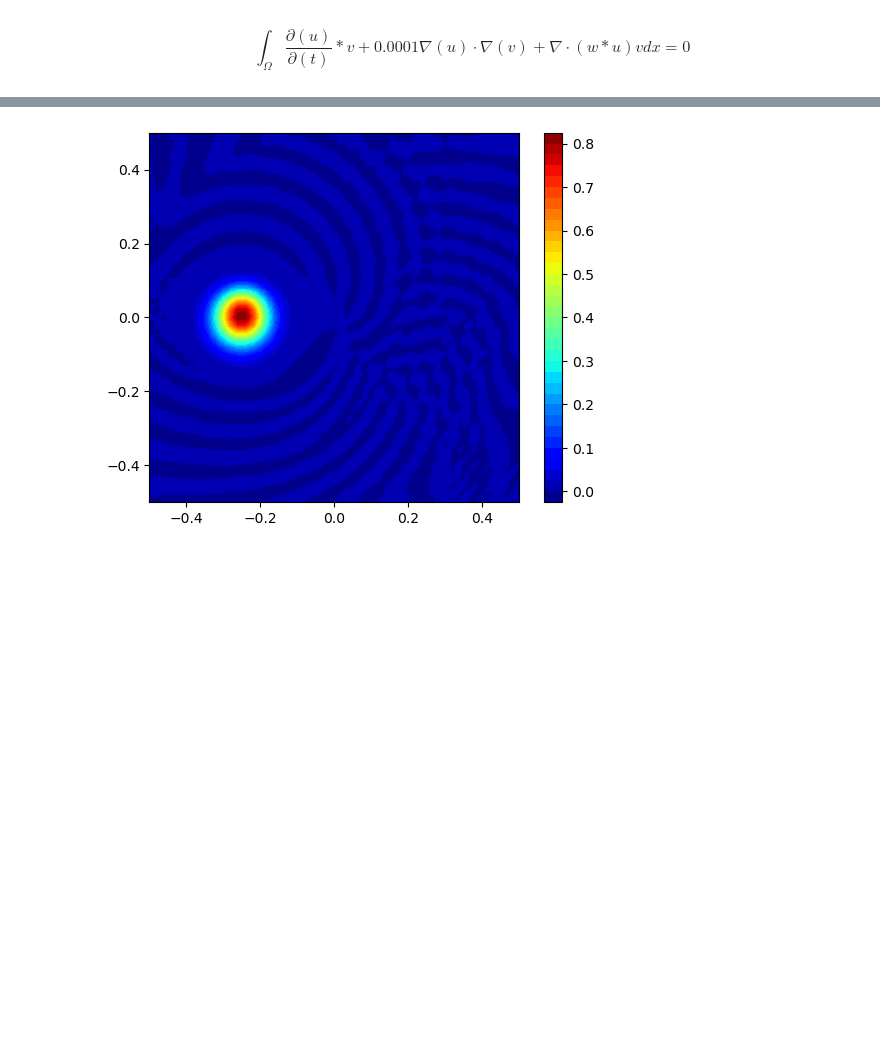
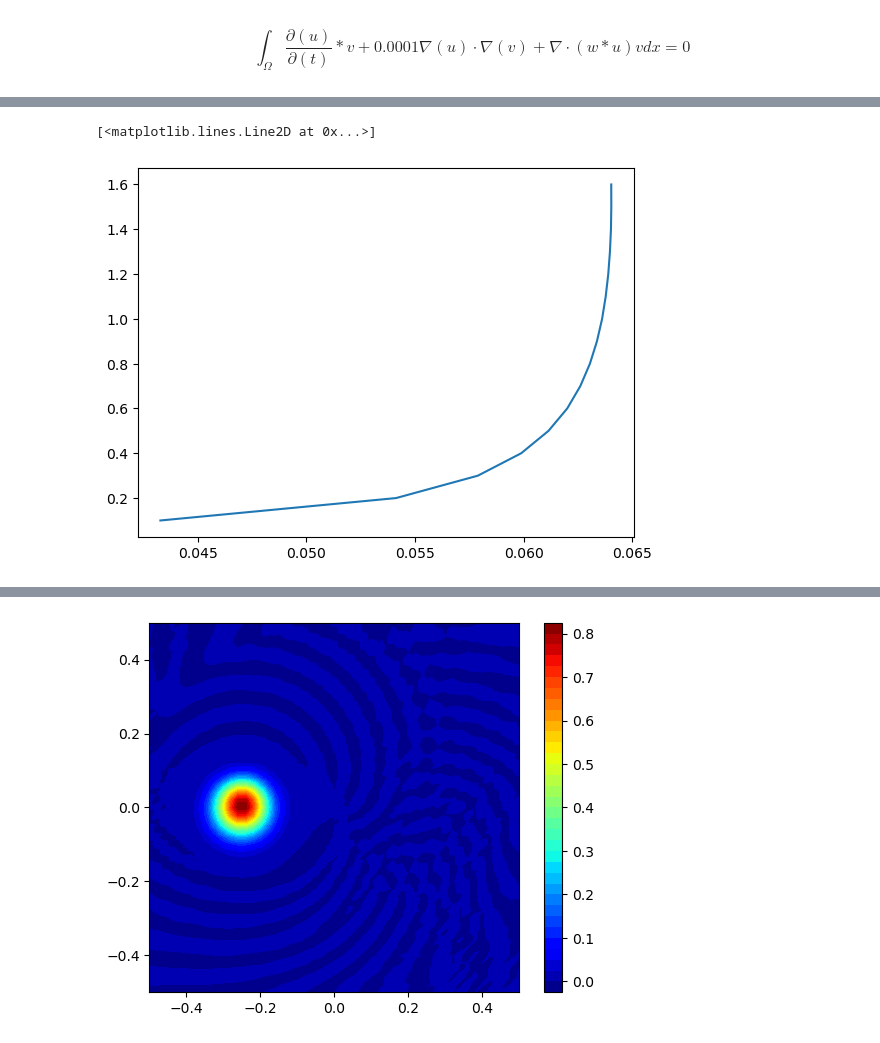
Before and after one commit to Sebastian-gomezC/Exponencial_time_schemes, a Jupyter notebook: difusion_tracendente/homogeneo/difusion_transitoria_homogeneo.ipynb, the cells around one changed output, grey strips where cells are left out. Drawn from its saved outputs; the diff is of its cells as text; code cells hidden in the pictures; blank space fills up the shorter version.

```diff
--- a/difusion_tracendente/difusion_transitoria_homogeneo.ipynb
+++ b/difusion_tracendente/homogeneo/difusion_transitoria_homogeneo.ipynb
@@ -279,3 +286,14 @@ array([[   0,    1,   52],
+# %%
+import pandas as pd
+
+df1 = pd.read_csv(f'results_dt_{0.1}/error_scheme_{'BDF1'}.csv')
+
+df2 = pd.concat([df1,df1['BDF1']],axis=1)
+
+plt.plot(df1['BDF1'],df1['tiempo'])
+# %% [output]
+[<matplotlib.lines.Line2D at 0x...>]
+[figure, added]
 # %%
 V_m_e,H_m_e = arnoldi_iteration_m(A,u_i,3)
 H_m_e
```
Also changed, not shown: parts of 8 cells of this notebook, 38 other files.
